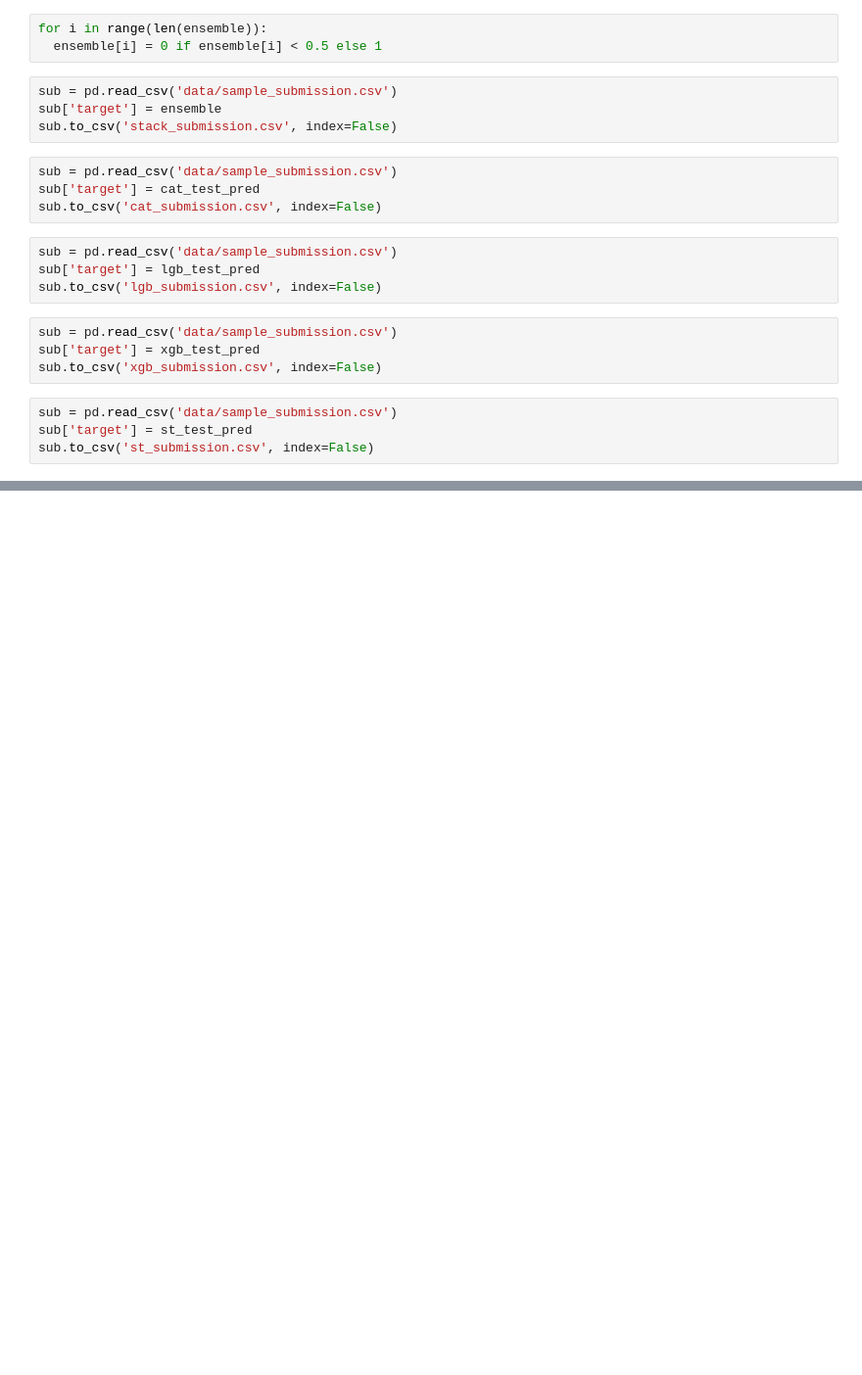
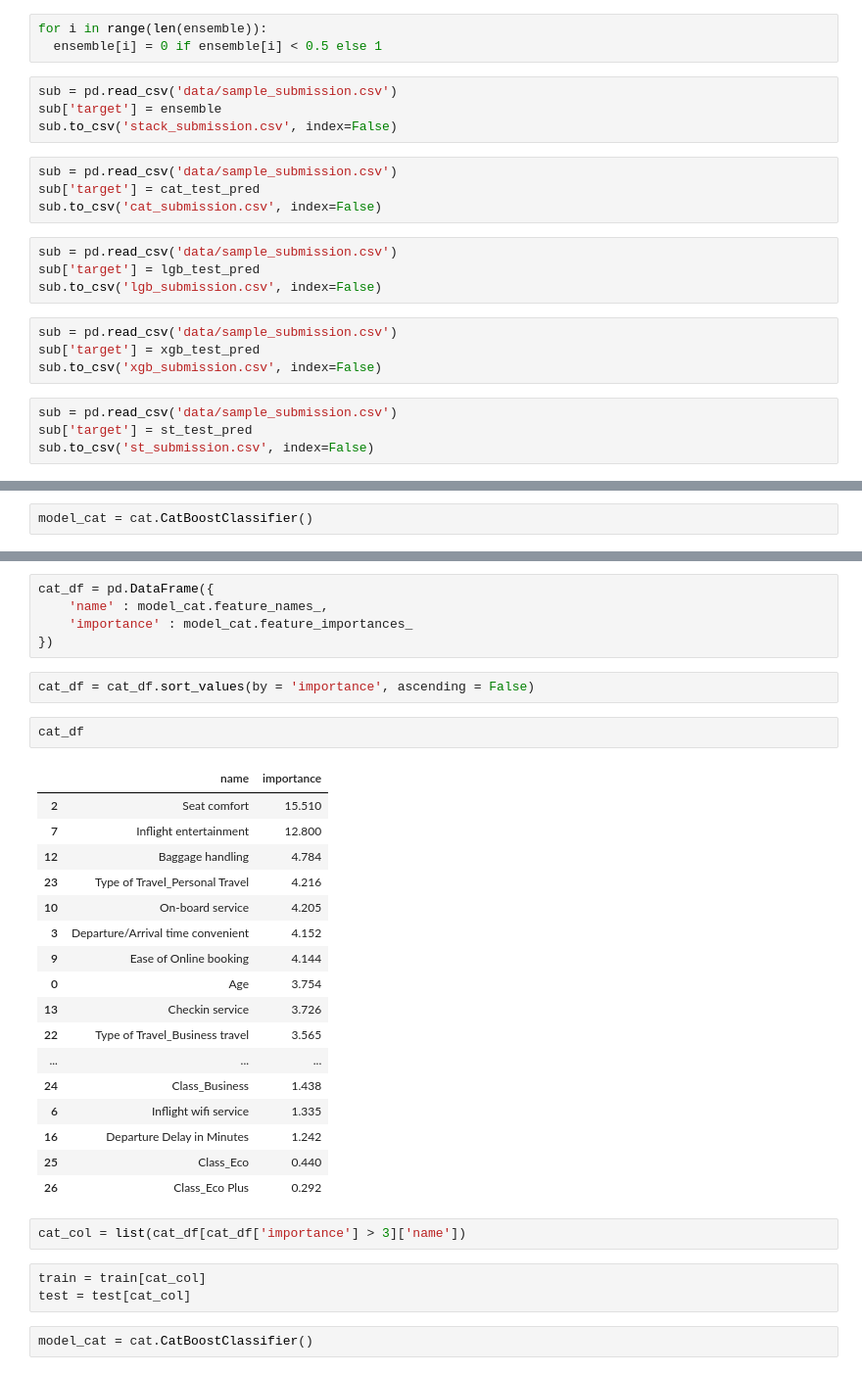
Before and after one commit to dlarhkd1211/Dacon, a Jupyter notebook: Airline_Service/Airline_3.ipynb, the cells around one changed output, grey strips where cells are left out. Shown: that part at 98% size. Saved outputs shown, nothing was run; the diff lists cells and outputs as text; blank space fills up the shorter version.

```diff
--- a/Airline_Service/Airline_3.ipynb
+++ b/Airline_Service/Airline_3.ipynb
@@ -605,0 +617,2 @@ sub.to_csv('st_submission.csv', index=False)
+# %%
+model_cat = cat.CatBoostClassifier()
@@ -605,0 +718,34 @@ sub.to_csv('st_submission.csv', index=False)
+# %%
+cat_df = pd.DataFrame({
+    'name' : model_cat.feature_names_,
+    'importance' : model_cat.feature_importances_
+})
+# %%
+cat_df = cat_df.sort_values(by = 'importance', ascending = False)
+# %%
+cat_df
+# %% [output]
+|  | name | importance |
+| 2 | Seat comfort | 15.510 |
+| 7 | Inflight entertainment | 12.800 |
+| 12 | Baggage handling | 4.784 |
+| 23 | Type of Travel_Personal Travel | 4.216 |
+| 10 | On-board service | 4.205 |
+| 3 | Departure/Arrival time convenient | 4.152 |
+| 9 | Ease of Online booking | 4.144 |
+| 0 | Age | 3.754 |
+| 13 | Checkin service | 3.726 |
+| 22 | Type of Travel_Business travel | 3.565 |
+| ... | ... | ... |
+| 24 | Class_Business | 1.438 |
+| 6 | Inflight wifi service | 1.335 |
+| 16 | Departure Delay in Minutes | 1.242 |
+| 25 | Class_Eco | 0.440 |
+| 26 | Class_Eco Plus | 0.292 |
+# %%
+cat_col = list(cat_df[cat_df['importance'] > 3]['name'])
+# %%
+train = train[cat_col]
+test = test[cat_col]
+# %%
+model_cat = cat.CatBoostClassifier()
```
Also changed, not shown: parts of 21 cells of this notebook, 6 other files.
